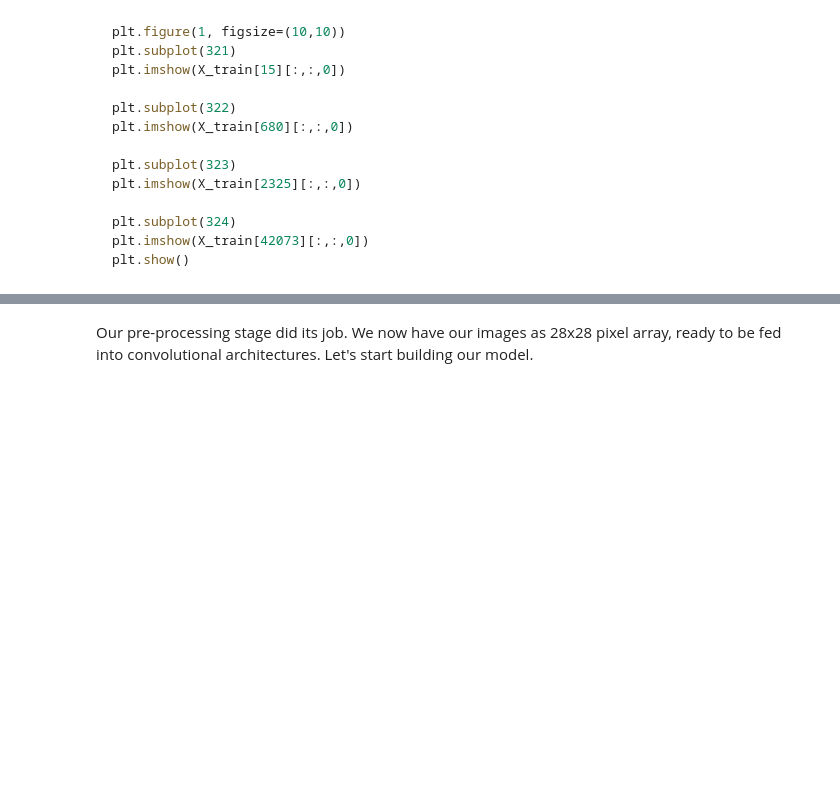
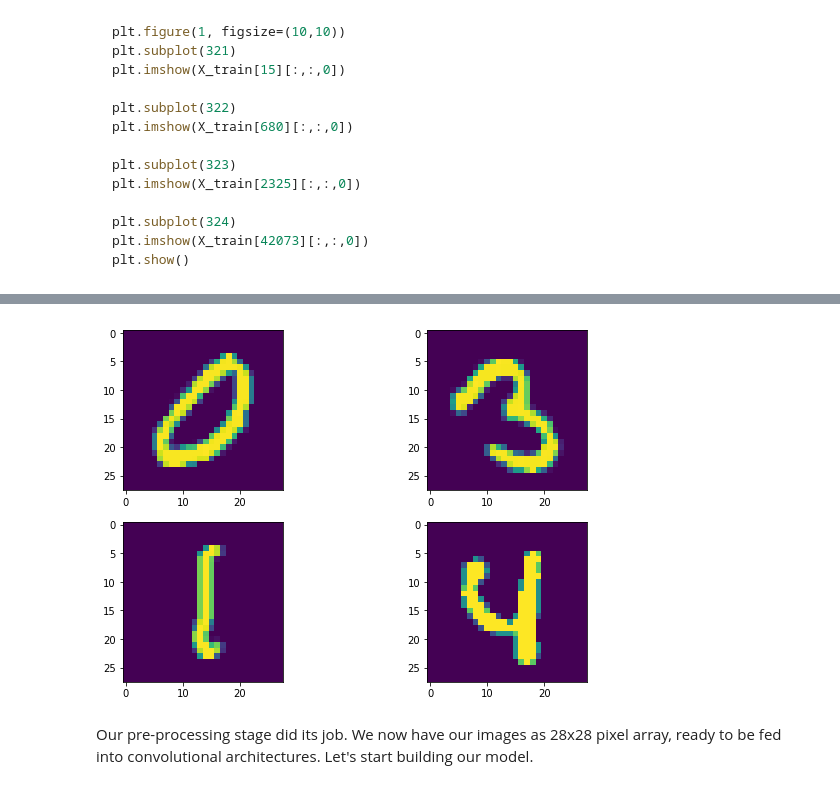
Before and after one commit to L-Lewis/dsc-4-48-04-deep-convolutional-variational-autoencoders-codealong-online-ds-ft-011419, a Jupyter notebook: index.ipynb, the cells around one changed output, grey strips where cells are left out. Cells and saved outputs as stored; diff of their text form; code cells hidden in the pictures; blank space fills up the shorter version.

```diff
--- a/index.ipynb
+++ b/index.ipynb
@@ -124,0 +116,4 @@ data.head()
+# %%
+# combine original train and test sets
+data = pd.concat([train_raw, test_raw], ignore_index = True)
+data.head()
@@ -155,0 +149,9 @@ valid.head()
+# %%
+# Hold out 5000 random images as a validation/test sample
+valid = data.sample(n = 5000, random_state = 99)
+train = data.loc[~data.index.isin(valid.index)]
+
+# free up some space and delete test and combined
+del train_raw, test_raw, data
+
+valid.head()
@@ -186,3 +194,19 @@ X_valid = X_valid.values.reshape(-1,28,28,1)
+# %%
+# Create features for training and validation sets
+X_train = train.drop(['label'], axis = 1)
+X_valid = valid.drop(['label'], axis = 1)
+
+# Create labels for training and validation sets
+y_train = train['label']
+y_valid = valid['label']
+
+# Normalize the data by dividing with max pixel value i.e. 255
+X_train = X_train.astype('float32') / 255.
+X_valid = X_valid.astype('float32') / 255.
+
+# Reshape the images as 2D array of 28x28 pixels
+X_train = X_train.values.reshape(-1,28,28,1)
+X_valid = X_valid.values.reshape(-1,28,28,1)
 # %% [markdown]
 Let's take a look at a few random images in our dataset.
 # %% [markdown]
@@ -208,3 +228,19 @@ plt.show()
+# %%
+plt.figure(1, figsize=(10,10))
+plt.subplot(321)
+plt.imshow(X_train[15][:,:,0])
+
+plt.subplot(322)
+plt.imshow(X_train[680][:,:,0])
+
+plt.subplot(323)
+plt.imshow(X_train[2325][:,:,0])
+
+plt.subplot(324)
+plt.imshow(X_train[42073][:,:,0])
+plt.show()
+# %% [output]
+[figure, added]
 # %% [markdown]
 Our pre-processing stage did its job. We now have our images as 28x28 pixel array, ready to be fed into convolutional architectures. Let's start building our model.
 # %% [markdown]
```
Also changed, not shown: parts of 41 cells of this notebook.
